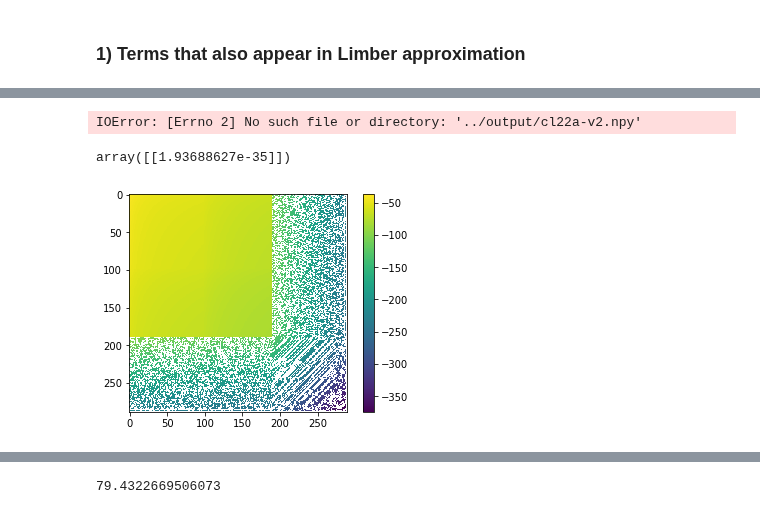
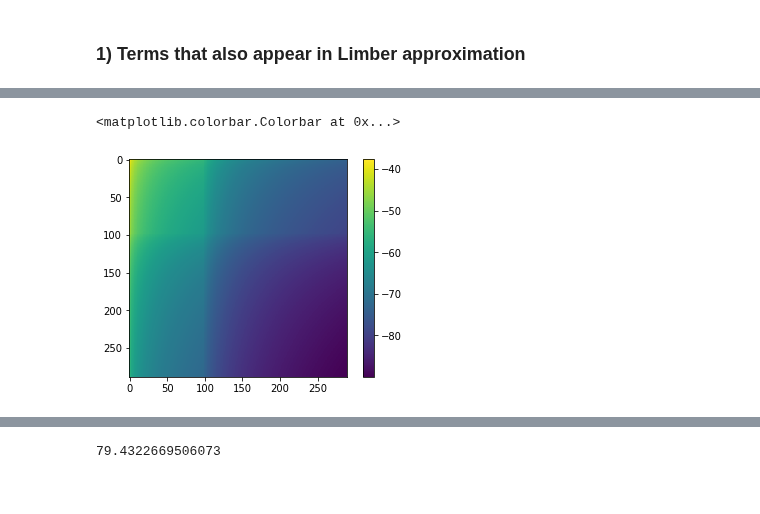
Before and after one commit to VMBoehm/postlimber, a Jupyter notebook: notebooks/PostBornTerms without Limber new approach.ipynb, the cells around one changed output, grey strips where cells are left out. Cells and saved outputs as stored; diff of their text form; code cells hidden in the pictures.

```diff
--- a/notebooks/PostBornTerms without Limber new approach.ipynb
+++ b/notebooks/PostBornTerms without Limber new approach.ipynb
@@ -113,5 +119,8 @@ plt.imshow(MA)
 # %%
 #chirags result
 cl22a = np.load('../output/cl22a-v2.npy')
+plt.imshow(np.log(cl22a))
+plt.colorbar()
 # %% [output]
-IOError: [Errno 2] No such file or directory: '../output/cl22a-v2.npy'
+<matplotlib.colorbar.Colorbar at 0x...>
+[figure, added]
@@ -144,8 +126,0 @@ MA2  = RectBivariateSpline(ell_,ell_,res2)
-# %%
-plt.imshow(np.log(tildeMA2(ell_,ell_)))
-plt.colorbar()
-
-tildeMA2(1001,1001)
-# %% [output]
-array([[1.93688627e-35]])
-[figure, removed]
```
Also changed, not shown: parts of 8 cells of this notebook, 2 other files.
